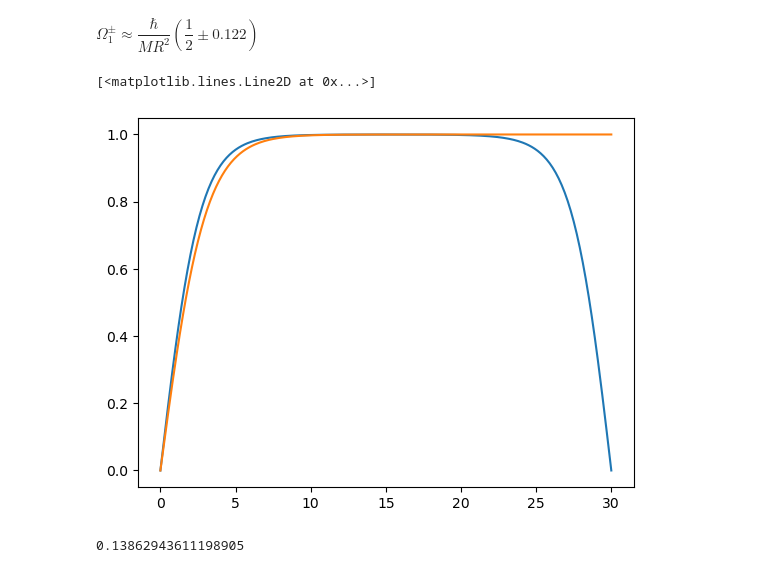
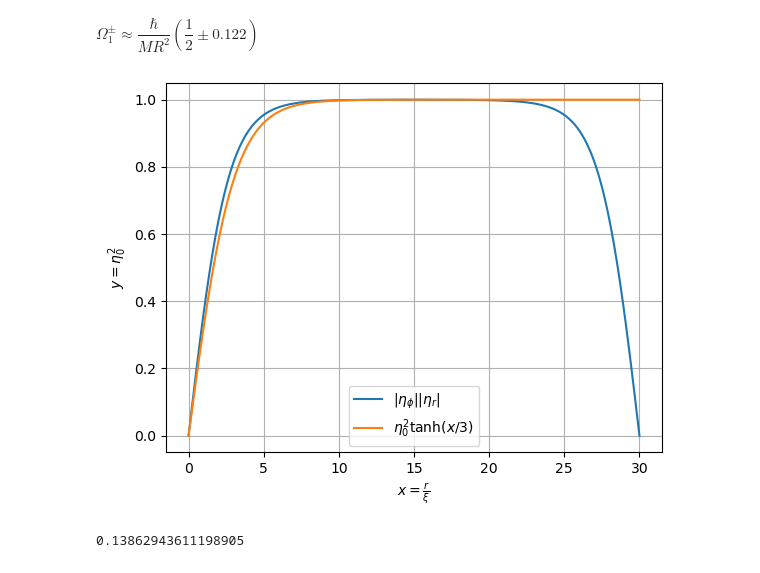
Before and after one commit to junguanghe/annulus_3he_a, a Jupyter notebook: low_flow.ipynb, the cells around one changed output. Cells and saved outputs as stored; diff of their text form; code cells hidden in the pictures.

```diff
--- a/low_flow.ipynb
+++ b/low_flow.ipynb
@@ -56,4 +68,4 @@ integrate.trapezoid(x1, dx=h) / integrate.trapezoid(x2, dx=h)
 # %% [markdown]
 $\Omega_1^\pm \approx \dfrac{\hbar}{M R^2} \left( \dfrac{1}{2} \pm 0.122 \right)$
 # %%
-x3 = np.abs(eta1)*np.abs(eta2)
+y3 = np.abs(eta1)*np.abs(eta2)
@@ -62,9 +72,12 @@ xs = np.linspace(0, 30, 301)
 # %%
-plt.plot(xs, x3)
-plt.plot(xs, np.tanh(xs/3))
+plt.plot(xs, y3, label=r'$|\eta_\phi||\eta_r|$')
+plt.plot(xs, np.tanh(xs/3), label=r'$\eta_0^2\tanh(x/3)$')
+plt.xlabel(r'$x = \frac{r}{\xi}$')
+plt.ylabel(r'$y = \eta_0^2$')
+plt.legend()
+plt.grid()
 # %% [output]
-[<matplotlib.lines.Line2D at 0x...>]
-[figure, old version]
+[figure, new version]
 # %%
 np.log(2)/5
 # %% [output]
```
Also changed, not shown: parts of 11 cells of this notebook, 3 other files.
